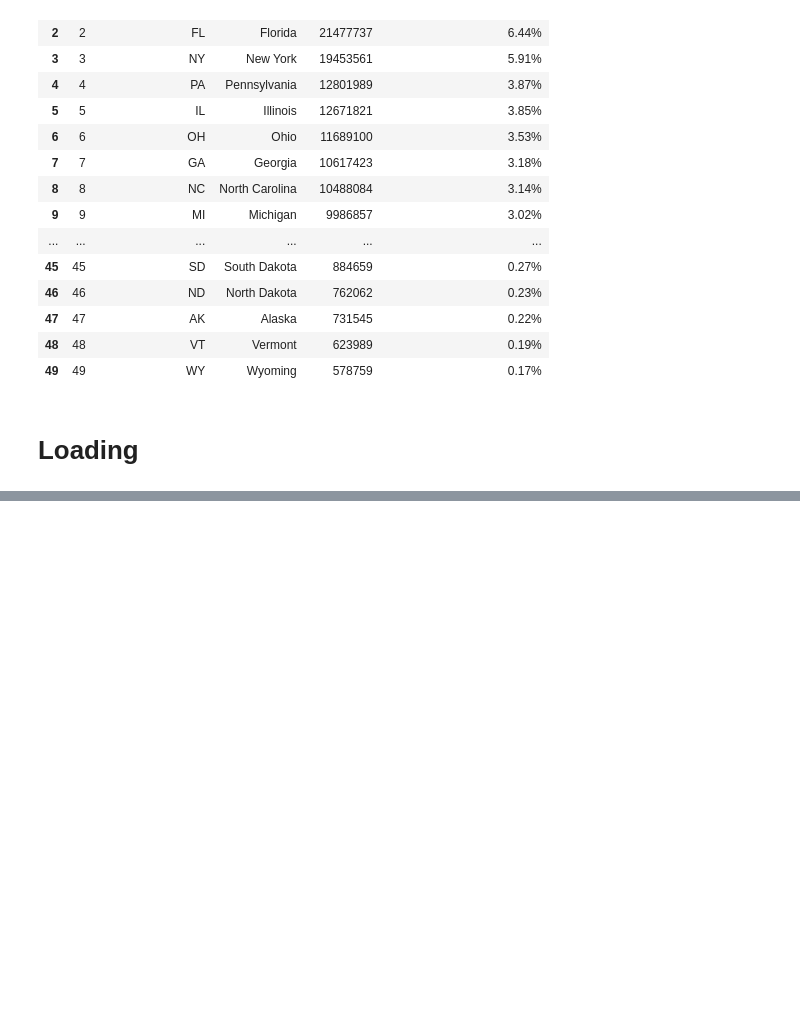
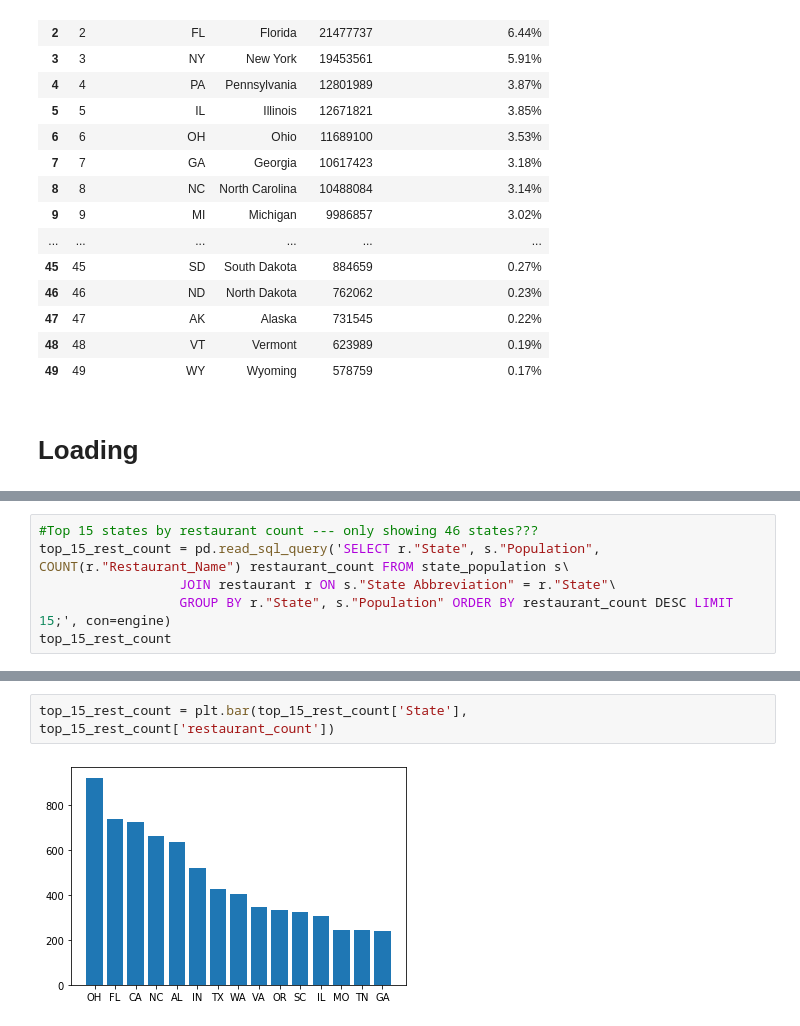
Before and after one commit to jhye1023/States-FastFood-Project, a Jupyter notebook: fast_food.ipynb, the cells around one changed output, grey strips where cells are left out. Drawn from its saved outputs; the diff is of its cells as text; blank space fills up the shorter version.

```diff
--- a/fast_food.ipynb
+++ b/fast_food.ipynb
@@ -303,0 +332,6 @@ pd.read_sql_query('select * from restaurant', con=engine).head()
+# %%
+#Top 15 states by restaurant count --- only showing 46 states???
+top_15_rest_count = pd.read_sql_query('SELECT r."State", s."Population", COUNT(r."Restaurant_Name") restaurant_count FROM state_population s\
+                  JOIN restaurant r ON s."State Abbreviation" = r."State"\
+                  GROUP BY r."State", s."Population" ORDER BY restaurant_count DESC LIMIT 15;', con=engine)
+top_15_rest_count
@@ -303,0 +355,4 @@ pd.read_sql_query('select * from restaurant', con=engine).head()
+# %%
+top_15_rest_count = plt.bar(top_15_rest_count['State'], top_15_rest_count['restaurant_count'])
+# %% [output]
+[figure, added]
```
Also changed, not shown: parts of 34 cells of this notebook.
